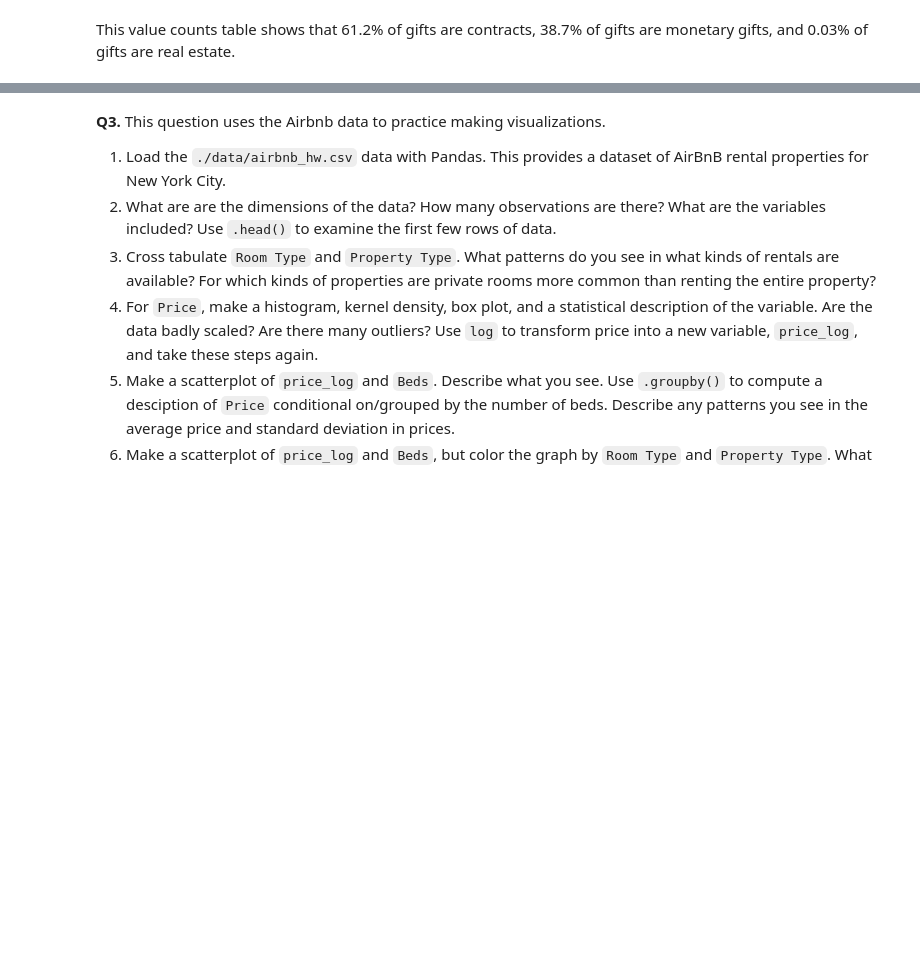
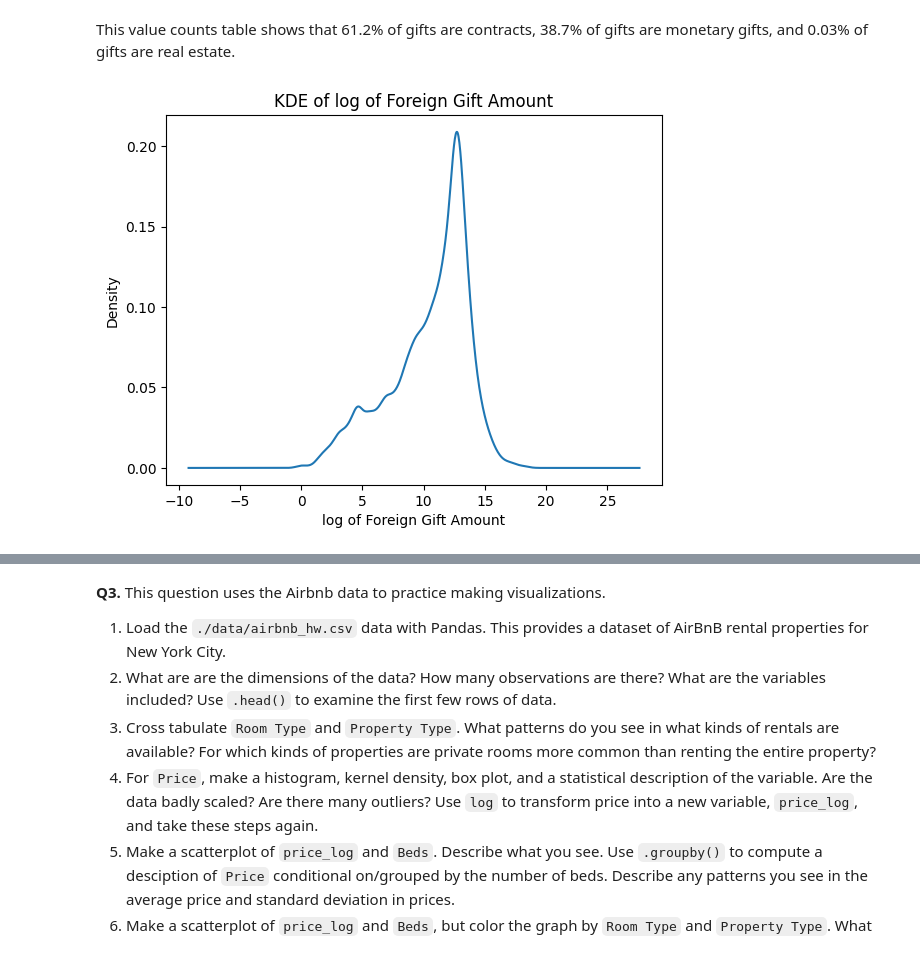
Before and after one commit to ananya-balach/unit3EDA, a Jupyter notebook: assignment/assignment.ipynb, the cells around one changed output, grey strips where cells are left out. Drawn from its saved outputs; the diff is of its cells as text; code cells hidden in the pictures; blank space fills up the shorter version.

```diff
--- a/assignment/assignment.ipynb
+++ b/assignment/assignment.ipynb
@@ -87,3 +87,14 @@ df['Gift Type'].value_counts()
 dtype: int64
 # %% [markdown]
 This value counts table shows that 61.2% of gifts are contracts, 38.7% of gifts are monetary gifts, and 0.03% of gifts are real estate.
+# %%
+log_fgamount = np.log(df['Foreign Gift Amount'].dropna())
+log_fgamount = log_fgamount[np.isfinite(log_fgamount)]
+
+plt.figure()
+log_fgamount.plot(kind='kde')
+plt.xlabel('log of Foreign Gift Amount')
+plt.title('KDE of log of Foreign Gift Amount')
+plt.show()
+# %% [output]
+[figure, added]
```
Also changed, not shown: parts of 12 cells of this notebook.
